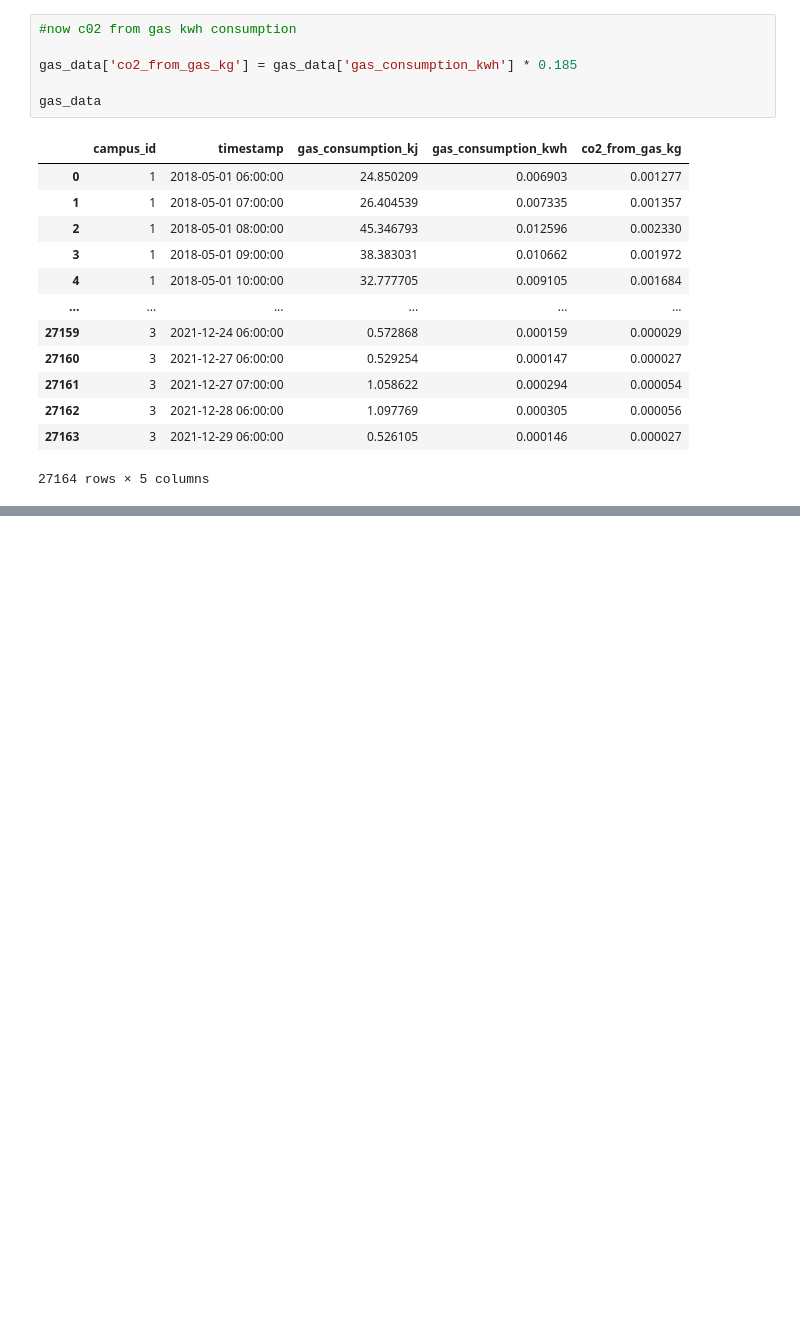
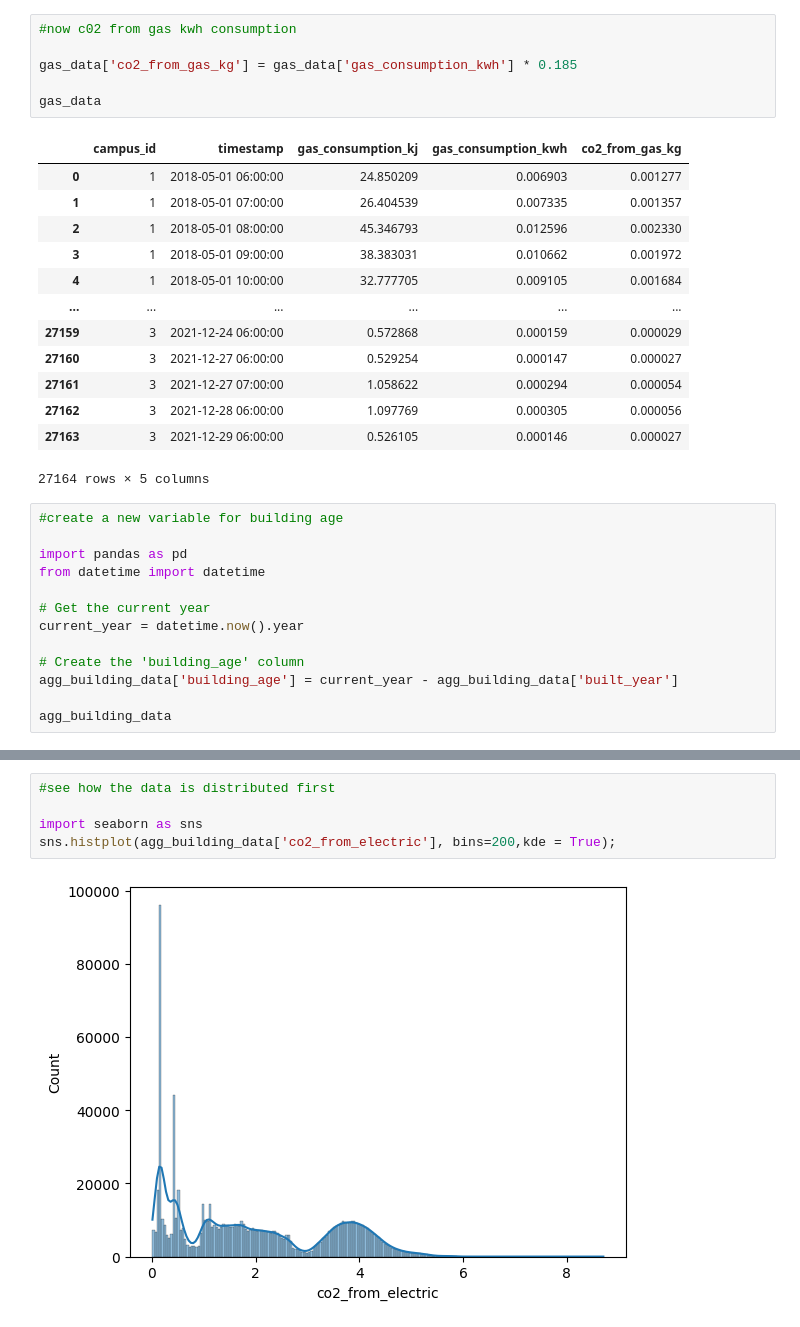
Before and after one commit to e-thorbeck/campus_emissions, a Jupyter notebook: unicon_initial_explore.ipynb, the cells around one changed output, grey strips where cells are left out. Saved outputs shown, nothing was run; the diff lists cells and outputs as text; blank space fills up the shorter version.

```diff
--- a/unicon_initial_explore.ipynb
+++ b/unicon_initial_explore.ipynb
@@ -1245,3 +1290,16 @@ gas_data
 | 27162 | 3 | 2021-12-28 06:00:00 | 1.097769 | 0.000305 | 0.000056 |
 | 27163 | 3 | 2021-12-29 06:00:00 | 0.526105 | 0.000146 | 0.000027 |
 27164 rows × 5 columns
+# %%
+#create a new variable for building age
+
+import pandas as pd
+from datetime import datetime
+
+# Get the current year
+current_year = datetime.now().year
+
+# Create the 'building_age' column
+agg_building_data['building_age'] = current_year - agg_building_data['built_year']
+
+agg_building_data
@@ -1247,0 +1338,7 @@ gas_data
+# %%
+#see how the data is distributed first
+
+import seaborn as sns
+sns.histplot(agg_building_data['co2_from_electric'], bins=200,kde = True);
+# %% [output]
+[figure, added]
```
Also changed, not shown: parts of 33 cells of this notebook, 1 other file.
